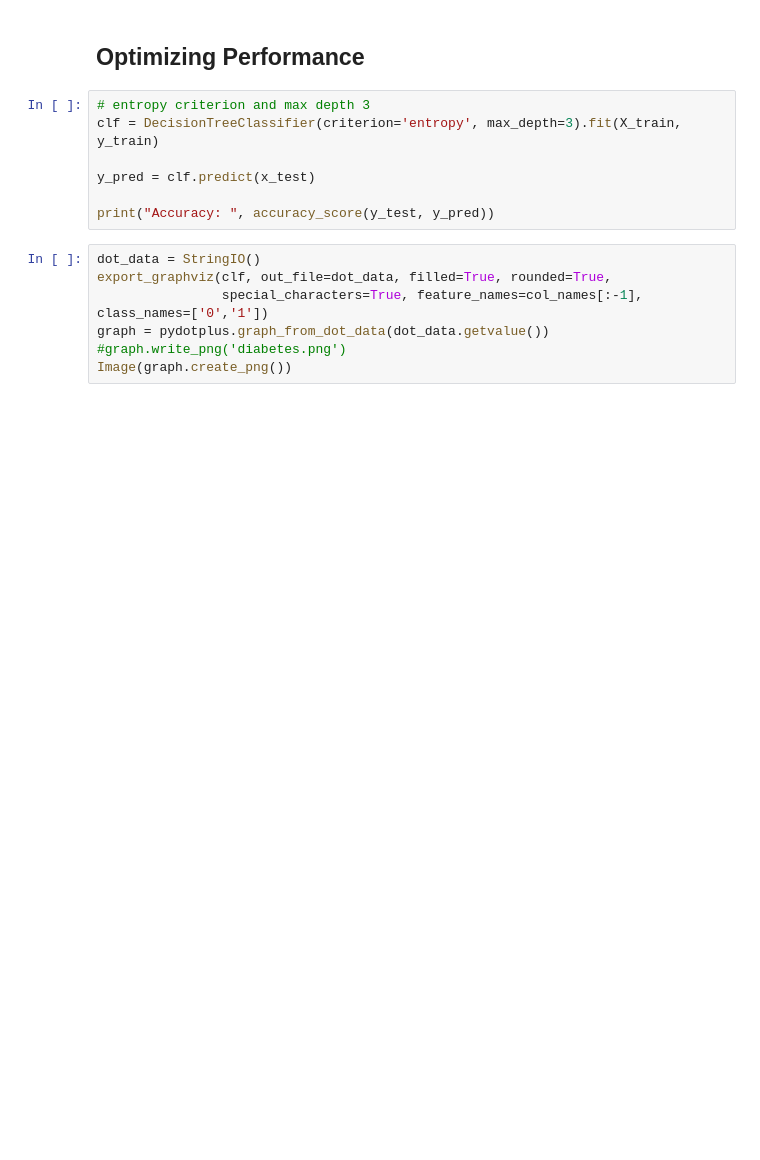
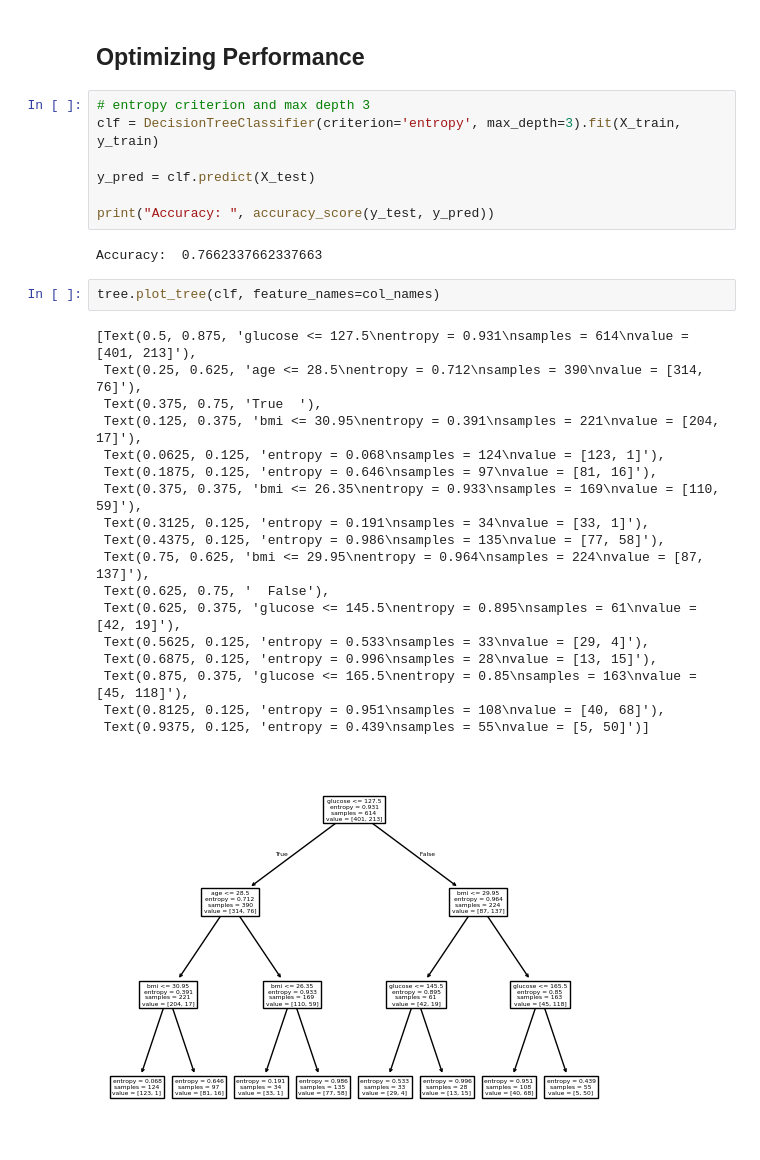
Before and after one commit to martinhamzai/ml-algorithms, a Jupyter notebook: notebooks/decision_trees.ipynb, the cells around one changed output. Cells and saved outputs as stored; diff of their text form; blank space fills up the shorter version.

```diff
--- a/notebooks/decision_trees.ipynb
+++ b/notebooks/decision_trees.ipynb
@@ -116,13 +131,29 @@ Image(graph.create_png())
 # entropy criterion and max depth 3
 clf = DecisionTreeClassifier(criterion='entropy', max_depth=3).fit(X_train, y_train)
 
-y_pred = clf.predict(x_test)
+y_pred = clf.predict(X_test)
 
 print("Accuracy: ", accuracy_score(y_test, y_pred))
+# %% [output]
+Accuracy:  0.7662337662337663
 # %%
-dot_data = StringIO()
-export_graphviz(clf, out_file=dot_data, filled=True, rounded=True,
-                special_characters=True, feature_names=col_names[:-1], class_names=['0','1'])
-graph = pydotplus.graph_from_dot_data(dot_data.getvalue())
-#graph.write_png('diabetes.png')
-Image(graph.create_png())
+tree.plot_tree(clf, feature_names=col_names)
+# %% [output]
+[Text(0.5, 0.875, 'glucose <= 127.5\nentropy = 0.931\nsamples = 614\nvalue = [401, 213]'),
+ Text(0.25, 0.625, 'age <= 28.5\nentropy = 0.712\nsamples = 390\nvalue = [314, 76]'),
+ Text(0.375, 0.75, 'True  '),
+ Text(0.125, 0.375, 'bmi <= 30.95\nentropy = 0.391\nsamples = 221\nvalue = [204, 17]'),
+ Text(0.0625, 0.125, 'entropy = 0.068\nsamples = 124\nvalue = [123, 1]'),
+ Text(0.1875, 0.125, 'entropy = 0.646\nsamples = 97\nvalue = [81, 16]'),
+ Text(0.375, 0.375, 'bmi <= 26.35\nentropy = 0.933\nsamples = 169\nvalue = [110, 59]'),
+ Text(0.3125, 0.125, 'entropy = 0.191\nsamples = 34\nvalue = [33, 1]'),
+ Text(0.4375, 0.125, 'entropy = 0.986\nsamples = 135\nvalue = [77, 58]'),
+ Text(0.75, 0.625, 'bmi <= 29.95\nentropy = 0.964\nsamples = 224\nvalue = [87, 137]'),
+ Text(0.625, 0.75, '  False'),
+ Text(0.625, 0.375, 'glucose <= 145.5\nentropy = 0.895\nsamples = 61\nvalue = [42, 19]'),
+ Text(0.5625, 0.125, 'entropy = 0.533\nsamples = 33\nvalue = [29, 4]'),
+ Text(0.6875, 0.125, 'entropy = 0.996\nsamples = 28\nvalue = [13, 15]'),
+ Text(0.875, 0.375, 'glucose <= 165.5\nentropy = 0.85\nsamples = 163\nvalue = [45, 118]'),
+ Text(0.8125, 0.125, 'entropy = 0.951\nsamples = 108\nvalue = [40, 68]'),
+ Text(0.9375, 0.125, 'entropy = 0.439\nsamples = 55\nvalue = [5, 50]')]
+[figure, added]
```
Also changed, not shown: parts of 4 cells of this notebook, 1 other file.
